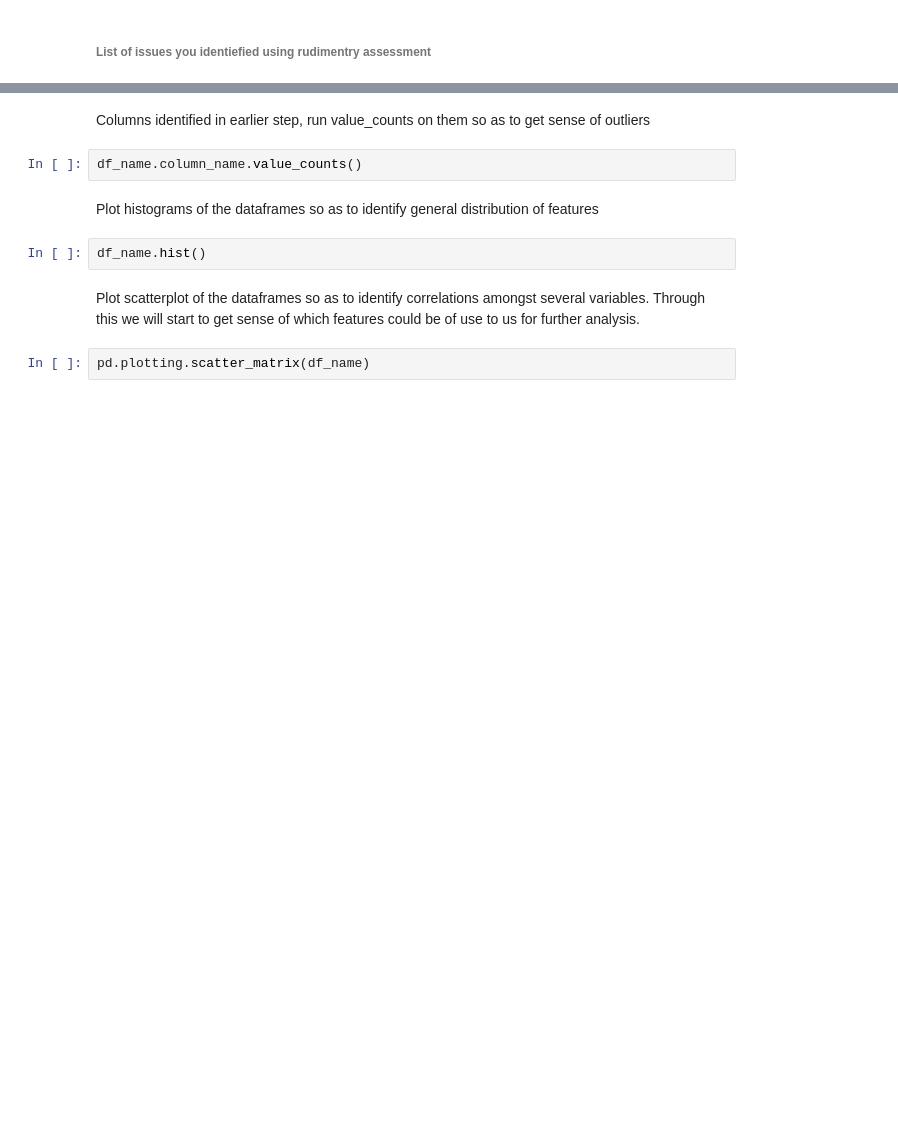
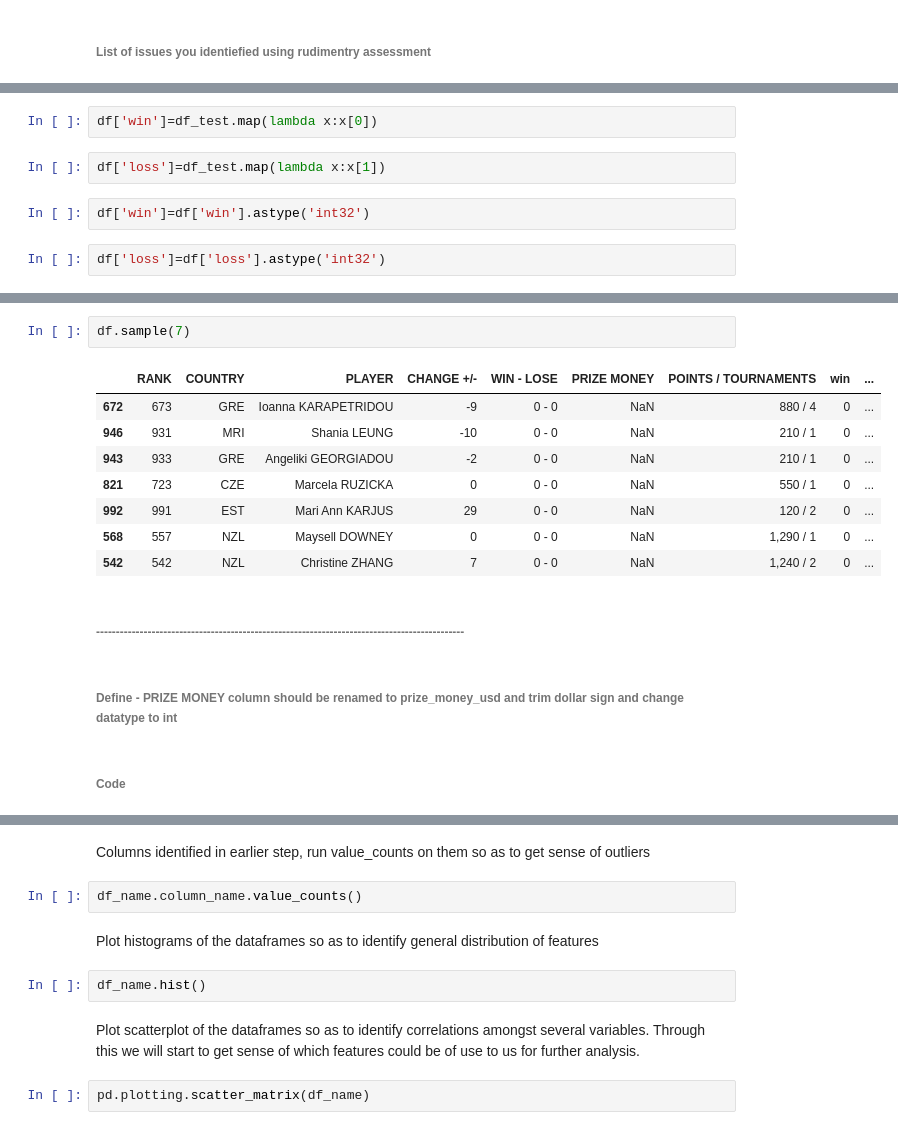
Before and after one commit to sdaphtardar/bwf-data, a Jupyter notebook: Data_Analysis_BWF-data.ipynb, the cells around one changed output, grey strips where cells are left out. Saved outputs shown, nothing was run; the diff lists cells and outputs as text; blank space fills up the shorter version.

```diff
--- a/Data_Analysis_BWF-data.ipynb
+++ b/Data_Analysis_BWF-data.ipynb
@@ -75,0 +291,8 @@ df_name.corr()
+# %%
+df['win']=df_test.map(lambda x:x[0])
+# %%
+df['loss']=df_test.map(lambda x:x[1])
+# %%
+df['win']=df['win'].astype('int32')
+# %%
+df['loss']=df['loss'].astype('int32')
@@ -75,0 +314,17 @@ df_name.corr()
+# %%
+df.sample(7)
+# %% [output]
+|  | RANK | COUNTRY | PLAYER | CHANGE +/- | WIN - LOSE | PRIZE MONEY | POINTS / TOURNAMENTS | win | ... |
+| 672 | 673 | GRE | Ioanna KARAPETRIDOU | -9 | 0 - 0 | NaN | 880 / 4 | 0 | ... |
+| 946 | 931 | MRI | Shania LEUNG | -10 | 0 - 0 | NaN | 210 / 1 | 0 | ... |
+| 943 | 933 | GRE | Angeliki GEORGIADOU | -2 | 0 - 0 | NaN | 210 / 1 | 0 | ... |
+| 821 | 723 | CZE | Marcela RUZICKA | 0 | 0 - 0 | NaN | 550 / 1 | 0 | ... |
+| 992 | 991 | EST | Mari Ann KARJUS | 29 | 0 - 0 | NaN | 120 / 2 | 0 | ... |
+| 568 | 557 | NZL | Maysell DOWNEY | 0 | 0 - 0 | NaN | 1,290 / 1 | 0 | ... |
+| 542 | 542 | NZL | Christine ZHANG | 7 | 0 - 0 | NaN | 1,240 / 2 | 0 | ... |
+# %% [markdown]
+###### ---------------------------------------------------------------------------------------------
+# %% [markdown]
+###### Define - PRIZE MONEY column should be renamed to prize_money_usd and trim  dollar sign and change datatype to int
+# %% [markdown]
+###### Code
```
Also changed, not shown: parts of 94 cells of this notebook.
